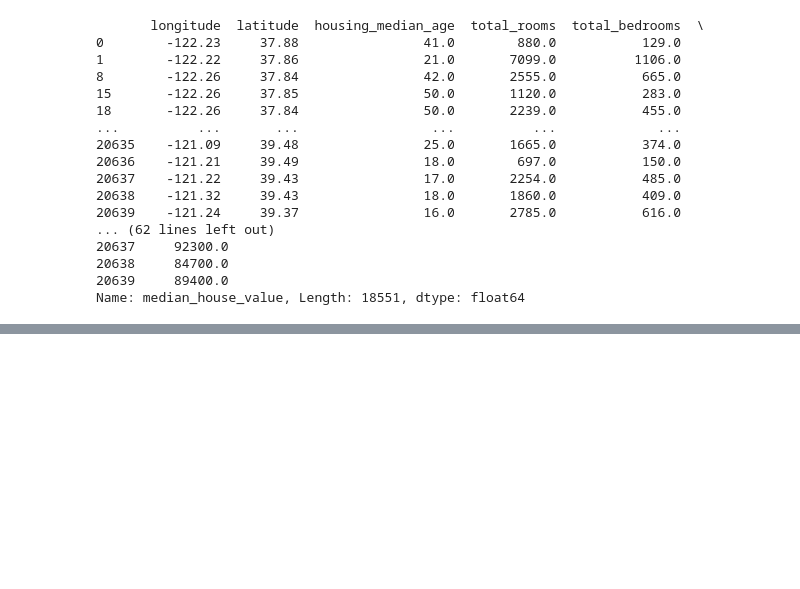
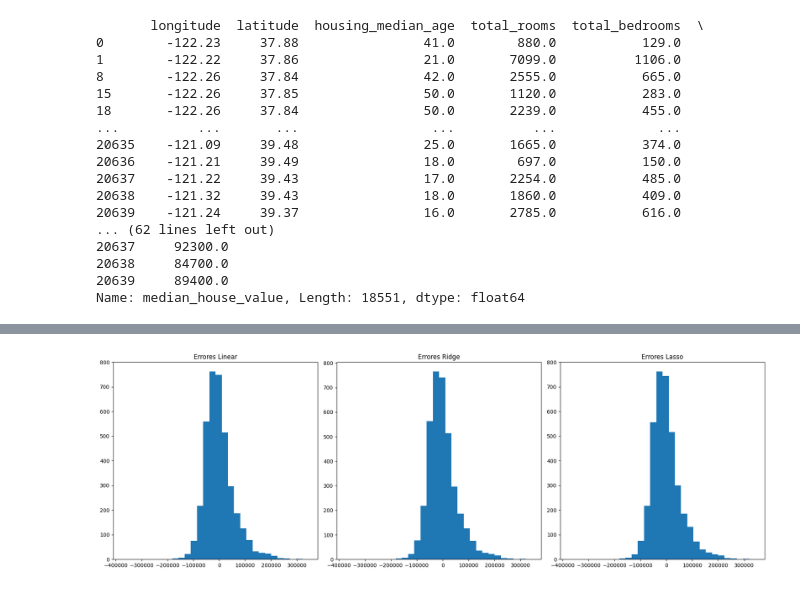
Before and after one commit to Vanship77/cuadernoIA2026, a Jupyter notebook: EJERCICIO PRACTICO CALIFORNIA HOUSING PRICES.ipynb, the cells around one changed output, grey strips where cells are left out. Cells and saved outputs as stored; diff of their text form; code cells hidden in the pictures; blank space fills up the shorter version.

```diff
--- a/EJERCICIO PRACTICO CALIFORNIA HOUSING PRICES.ipynb
+++ b/EJERCICIO PRACTICO CALIFORNIA HOUSING PRICES.ipynb
@@ -990,0 +1055,29 @@ Name: count, dtype: int64
+# %%
+#Histogrma de error
+fig, ax = plt.subplots(1,3, figsize=(18,6))
+
+# Linear
+ax[0].hist(
+    y_test - y_test_pred_linear,
+    bins=30
+)
+ax[0].set_title("Errores Linear")
+
+# Ridge
+ax[1].hist(
+    y_test - y_test_pred_ridge,
+    bins=30
+)
+ax[1].set_title("Errores Ridge")
+
+# Lasso
+ax[2].hist(
+    y_test - y_test_pred_lasso,
+    bins=30
+)
+ax[2].set_title("Errores Lasso")
+
+plt.tight_layout()
+plt.show()
+# %% [output]
+[figure, added]
```
Also changed, not shown: parts of 30 cells of this notebook, 8 other files.
